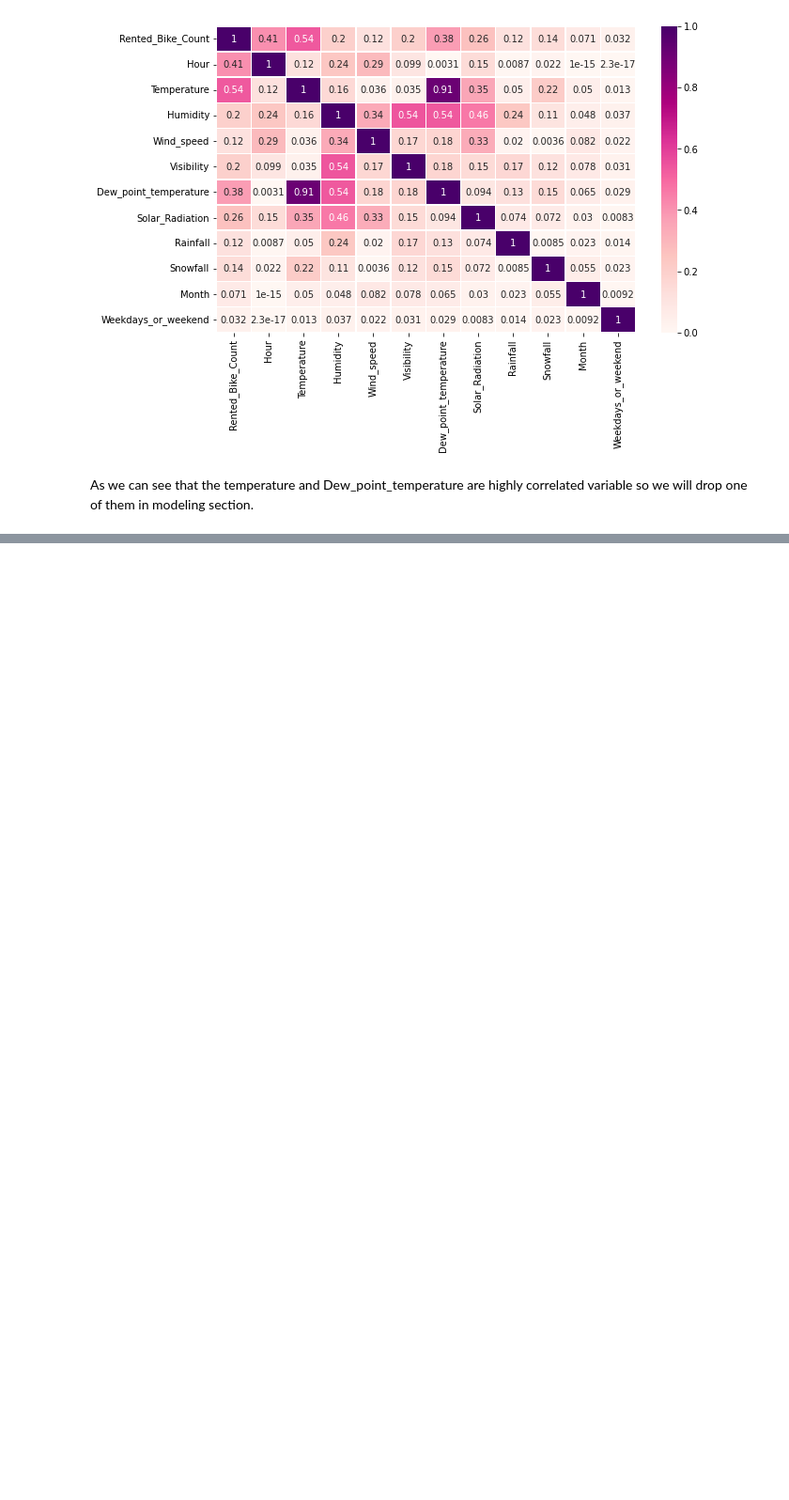
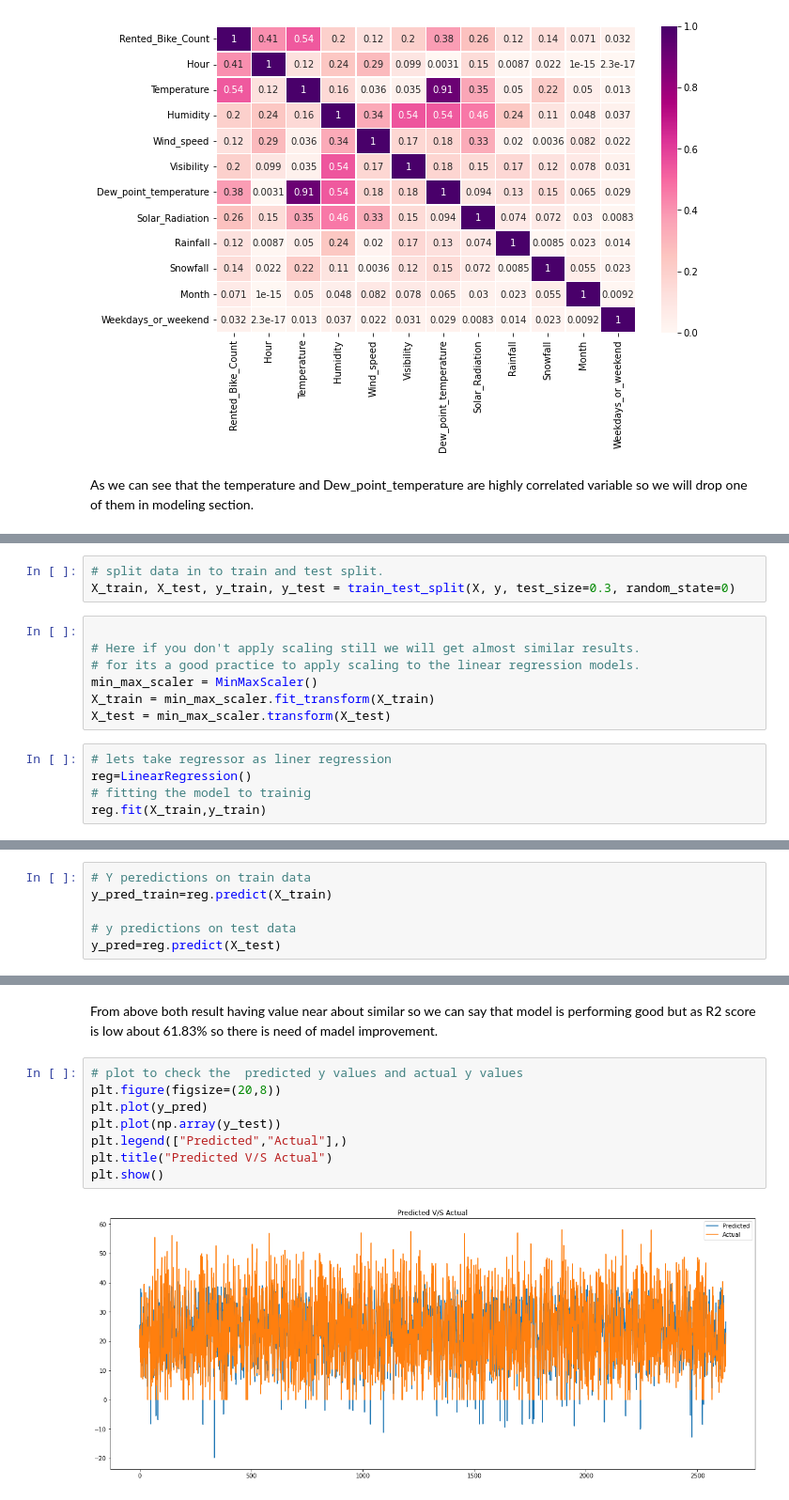
Before and after one commit to SujitbMusale/Supervised-ML-Regression--Seoul-Bike-Sharing-Demand-Prediction, a Jupyter notebook: Copy_of_Bike_Sharing_Demand_Prediction_Capstone_Project.ipynb, the cells around one changed output, grey strips where cells are left out. Shown at 94% size. Drawn from its saved outputs; the diff is of its cells as text; blank space fills up the shorter version.

Commit message:
Liner regression completed

```diff
--- a/Copy_of_Bike_Sharing_Demand_Prediction_Capstone_Project.ipynb
+++ b/Copy_of_Bike_Sharing_Demand_Prediction_Capstone_Project.ipynb
@@ -337,0 +461,15 @@ As we can see that the  temperature and Dew_point_temperature are highly correla
+# %%
+# split data in to train and test split.
+X_train, X_test, y_train, y_test = train_test_split(X, y, test_size=0.3, random_state=0)
+# %%
+
+# Here if you don't apply scaling still we will get almost similar results.
+# for its a good practice to apply scaling to the linear regression models.
+min_max_scaler = MinMaxScaler()
+X_train = min_max_scaler.fit_transform(X_train)
+X_test = min_max_scaler.transform(X_test)
+# %%
+# lets take regressor as liner regression
+reg=LinearRegression()
+# fitting the model to trainig
+reg.fit(X_train,y_train)
@@ -337,0 +501,6 @@ As we can see that the  temperature and Dew_point_temperature are highly correla
+# %%
+# Y peredictions on train data
+y_pred_train=reg.predict(X_train)
+
+# y predictions on test data
+y_pred=reg.predict(X_test)
@@ -337,0 +553,12 @@ As we can see that the  temperature and Dew_point_temperature are highly correla
+# %% [markdown]
+From above both result having value near about similar  so we can say that model is performing good but as R2 score is low about 61.83% so there is need of madel improvement.
+# %%
+# plot to check the  predicted y values and actual y values
+plt.figure(figsize=(20,8))
+plt.plot(y_pred)
+plt.plot(np.array(y_test))
+plt.legend(["Predicted","Actual"],)
+plt.title("Predicted V/S Actual")
+plt.show()
+# %% [output]
+[figure, added]
```
Also changed, not shown: parts of 25 cells of this notebook.
